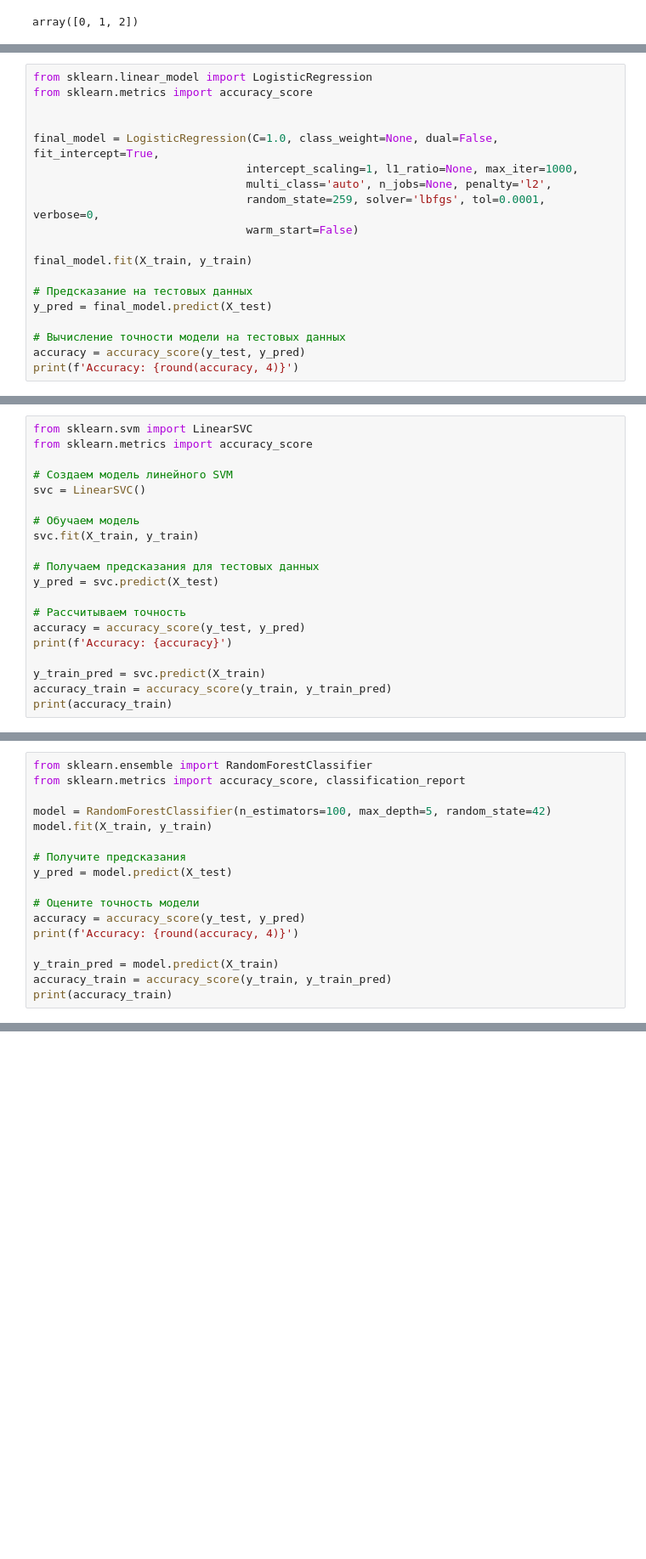
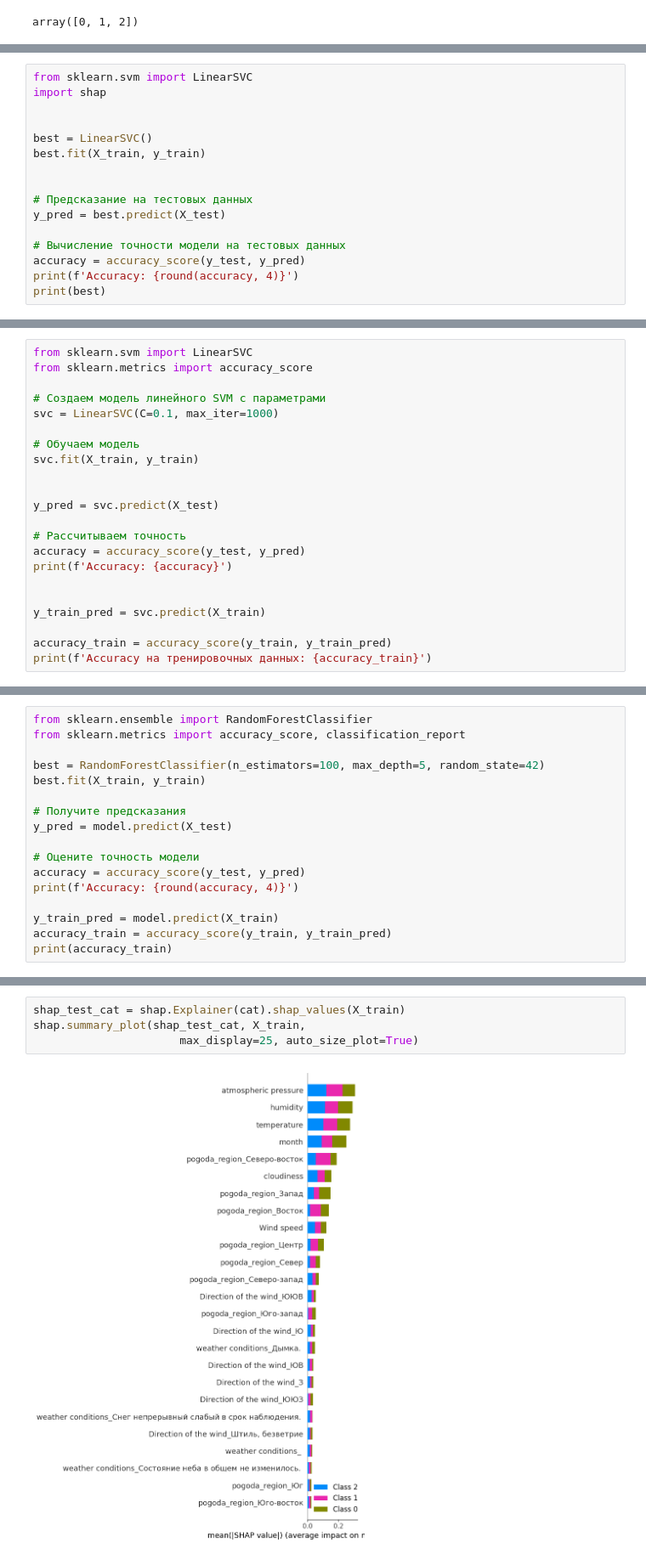
Before and after one commit to pavel195/machine_learning, a Jupyter notebook: Chipkineev_Kursach_ml_8v.ipynb, the cells around one changed output, grey strips where cells are left out. Shown at 85% size. Drawn from its saved outputs; the diff is of its cells as text; blank space fills up the shorter version.

```diff
--- a/Chipkineev_Kursach_ml_8v.ipynb
+++ b/Chipkineev_Kursach_ml_8v.ipynb
@@ -692,20 +704,17 @@ LogisticRegression(C=1.0, class_weight=None, dual=False, fit_intercept=True,
 # %%
-from sklearn.linear_model import LogisticRegression
-from sklearn.metrics import accuracy_score
+from sklearn.svm import LinearSVC
+import shap
 
 
-final_model = LogisticRegression(C=1.0, class_weight=None, dual=False, fit_intercept=True,
-                                intercept_scaling=1, l1_ratio=None, max_iter=1000,
-                                multi_class='auto', n_jobs=None, penalty='l2',
-                                random_state=259, solver='lbfgs', tol=0.0001, verbose=0,
-                                warm_start=False)
+best = LinearSVC()
+best.fit(X_train, y_train)
 
-final_model.fit(X_train, y_train)
 
 # Предсказание на тестовых данных
-y_pred = final_model.predict(X_test)
+y_pred = best.predict(X_test)
 
 # Вычисление точности модели на тестовых данных
 accuracy = accuracy_score(y_test, y_pred)
 print(f'Accuracy: {round(accuracy, 4)}')
+print(best)
 # %% [output]
@@ -764,20 +790,22 @@ Accuracy: 0.7467
 from sklearn.svm import LinearSVC
 from sklearn.metrics import accuracy_score
 
-# Создаем модель линейного SVM
-svc = LinearSVC()
+# Создаем модель линейного SVM с параметрами
+svc = LinearSVC(C=0.1, max_iter=1000)
 
 # Обучаем модель
 svc.fit(X_train, y_train)
 
-# Получаем предсказания для тестовых данных
+
 y_pred = svc.predict(X_test)
 
 # Рассчитываем точность
 accuracy = accuracy_score(y_test, y_pred)
 print(f'Accuracy: {accuracy}')
 
+
 y_train_pred = svc.predict(X_train)
+
 accuracy_train = accuracy_score(y_train, y_train_pred)
-print(accuracy_train)
+print(f'Accuracy на тренировочных данных: {accuracy_train}')
 # %% [output]
@@ -787,8 +815,8 @@ Accuracy: 0.19902048085485308
 from sklearn.ensemble import RandomForestClassifier
 from sklearn.metrics import accuracy_score, classification_report
 
-model = RandomForestClassifier(n_estimators=100, max_depth=5, random_state=42)
-model.fit(X_train, y_train)
+best = RandomForestClassifier(n_estimators=100, max_depth=5, random_state=42)
+best.fit(X_train, y_train)
 
 # Получите предсказания
 y_pred = model.predict(X_test)
@@ -805,0 +863,6 @@ Accuracy: 0.7476
+# %%
+shap_test_cat = shap.Explainer(cat).shap_values(X_train)
+shap.summary_plot(shap_test_cat, X_train,
+                      max_display=25, auto_size_plot=True)
+# %% [output]
+[figure, added]
```
Also changed, not shown: parts of 28 cells of this notebook.
